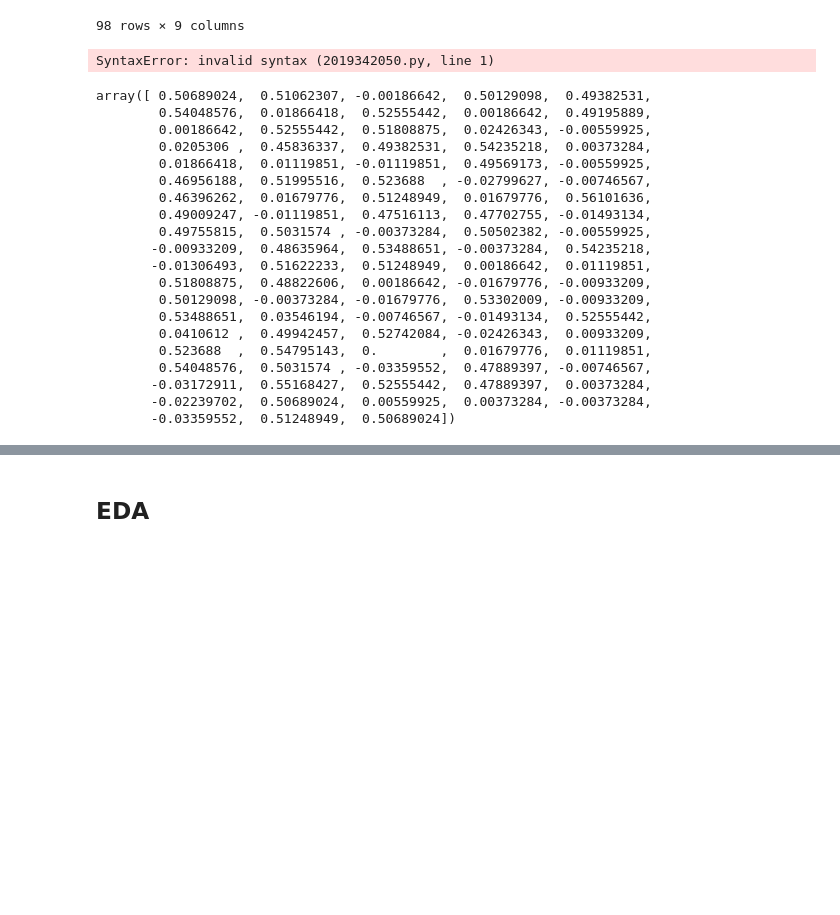
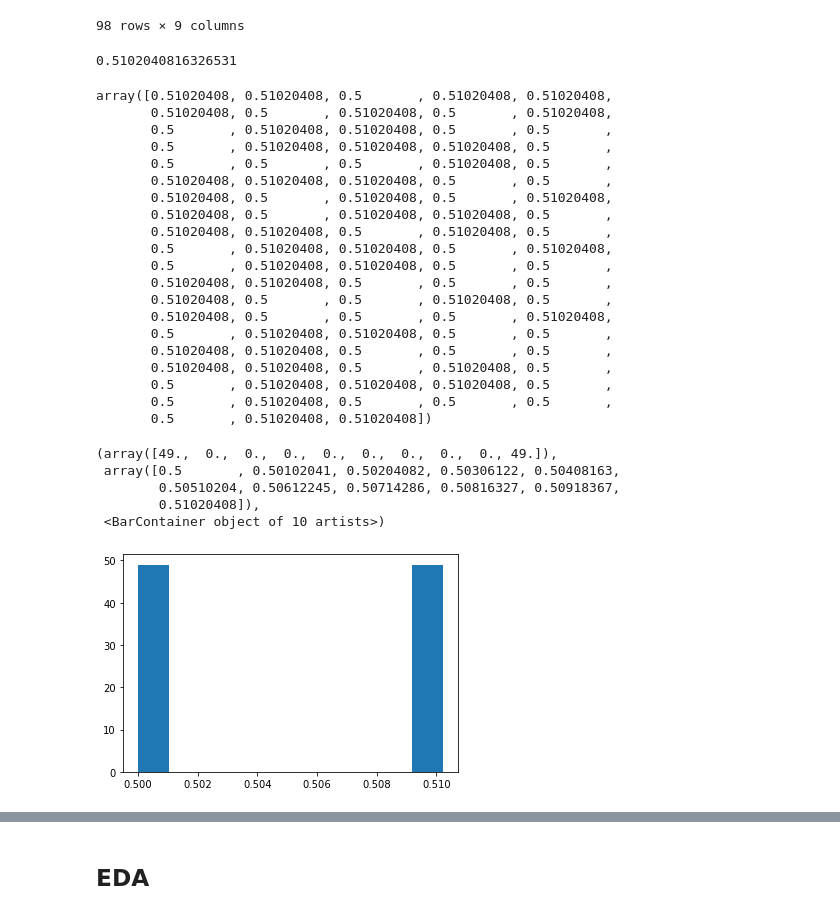
Before and after one commit to lucy-tian/project102, a Jupyter notebook: Data C102 project_ck2.ipynb, the cells around one changed output, grey strips where cells are left out. Drawn from its saved outputs; the diff is of its cells as text; code cells hidden in the pictures; blank space fills up the shorter version.

Commit message:
propensity

```diff
--- a/Data C102 project_ck2.ipynb
+++ b/Data C102 project_ck2.ipynb
@@ -338,36 +327,46 @@ p_gender
 | 311 | New York | 36 | GENDER | 0.2 | -1.687571 | -0.645222 | 1 | ... |
 | 313 | Kansas | 20 | GENDER | 0.5 | -2.984448 | -0.546117 | 0 | ... |
 98 rows × 9 columns
-# %%
-propensity_score =  glm(Ozone_treatment ~ Prevalence_diff + Stratification_GENF,
-                        family = binomial(), data = p_gender)
-# %% [output]
-SyntaxError: invalid syntax (2019342050.py, line 1)
+# %%
+p_female = p_gender[p_gender['Stratification_GENF'] == 1]
+sum(p_female['Ozone_treatment'] == 1) / len(p_famle)
+# %% [output]
+0.5102040816326531
 # %%
 import statsmodels.api as sm
 import statsmodels.formula.api as glm
 y = p_gender['Ozone_treatment']
-x = p_gender[['Prevalence_diff', 'Stratification_GENF']]
-model = sm.GLM(y, x, family=sm.families.Gaussian()).fit()
-model.predict()
+x = p_gender['Stratification_GENF']
+model = sm.GLM(y, x, family=sm.families.Binomial()).fit()
+pscore = model.predict()
+pscore
 # %% [output]
-array([ 0.50689024,  0.51062307, -0.00186642,  0.50129098,  0.49382531,
-        0.54048576,  0.01866418,  0.52555442,  0.00186642,  0.49195889,
-        0.00186642,  0.52555442,  0.51808875,  0.02426343, -0.00559925,
-        0.0205306 ,  0.45836337,  0.49382531,  0.54235218,  0.00373284,
-        0.01866418,  0.01119851, -0.01119851,  0.49569173, -0.00559925,
-        0.46956188,  0.51995516,  0.523688  , -0.02799627, -0.00746567,
-        0.46396262,  0.01679776,  0.51248949,  0.01679776,  0.56101636,
-        0.49009247, -0.01119851,  0.47516113,  0.47702755, -0.01493134,
-        0.49755815,  0.5031574 , -0.00373284,  0.50502382, -0.00559925,
-       -0.00933209,  0.48635964,  0.53488651, -0.00373284,  0.54235218,
-       -0.01306493,  0.51622233,  0.51248949,  0.00186642,  0.01119851,
-        0.51808875,  0.48822606,  0.00186642, -0.01679776, -0.00933209,
-        0.50129098, -0.00373284, -0.01679776,  0.53302009, -0.00933209,
-        0.53488651,  0.03546194, -0.00746567, -0.01493134,  0.52555442,
-        0.0410612 ,  0.49942457,  0.52742084, -0.02426343,  0.00933209,
-        0.523688  ,  0.54795143,  0.        ,  0.01679776,  0.01119851,
-        0.54048576,  0.5031574 , -0.03359552,  0.47889397, -0.00746567,
-       -0.03172911,  0.55168427,  0.52555442,  0.47889397,  0.00373284,
-       -0.02239702,  0.50689024,  0.00559925,  0.00373284, -0.00373284,
-       -0.03359552,  0.51248949,  0.50689024])
+array([0.51020408, 0.51020408, 0.5       , 0.51020408, 0.51020408,
+       0.51020408, 0.5       , 0.51020408, 0.5       , 0.51020408,
+       0.5       , 0.51020408, 0.51020408, 0.5       , 0.5       ,
+       0.5       , 0.51020408, 0.51020408, 0.51020408, 0.5       ,
+       0.5       , 0.5       , 0.5       , 0.51020408, 0.5       ,
+       0.51020408, 0.51020408, 0.51020408, 0.5       , 0.5       ,
+       0.51020408, 0.5       , 0.51020408, 0.5       , 0.51020408,
+       0.51020408, 0.5       , 0.51020408, 0.51020408, 0.5       ,
+       0.51020408, 0.51020408, 0.5       , 0.51020408, 0.5       ,
+       0.5       , 0.51020408, 0.51020408, 0.5       , 0.51020408,
+       0.5       , 0.51020408, 0.51020408, 0.5       , 0.5       ,
+       0.51020408, 0.51020408, 0.5       , 0.5       , 0.5       ,
+       0.51020408, 0.5       , 0.5       , 0.51020408, 0.5       ,
+       0.51020408, 0.5       , 0.5       , 0.5       , 0.51020408,
+       0.5       , 0.51020408, 0.51020408, 0.5       , 0.5       ,
+       0.51020408, 0.51020408, 0.5       , 0.5       , 0.5       ,
+       0.51020408, 0.51020408, 0.5       , 0.51020408, 0.5       ,
+       0.5       , 0.51020408, 0.51020408, 0.51020408, 0.5       ,
+       0.5       , 0.51020408, 0.5       , 0.5       , 0.5       ,
+       0.5       , 0.51020408, 0.51020408])
+# %%
+plt.hist(pscore)
+# %% [output]
+(array([49.,  0.,  0.,  0.,  0.,  0.,  0.,  0.,  0., 49.]),
+ array([0.5       , 0.50102041, 0.50204082, 0.50306122, 0.50408163,
+        0.50510204, 0.50612245, 0.50714286, 0.50816327, 0.50918367,
+        0.51020408]),
+ <BarContainer object of 10 artists>)
+[figure, added]
```
Also changed, not shown: parts of 3 cells of this notebook.
